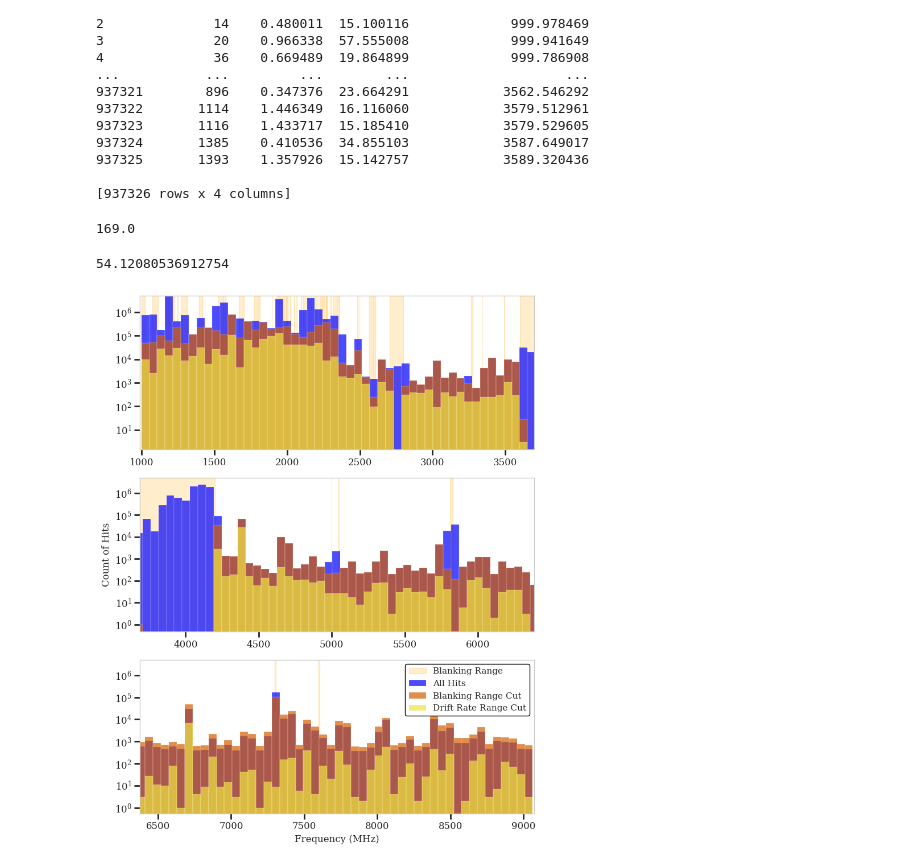
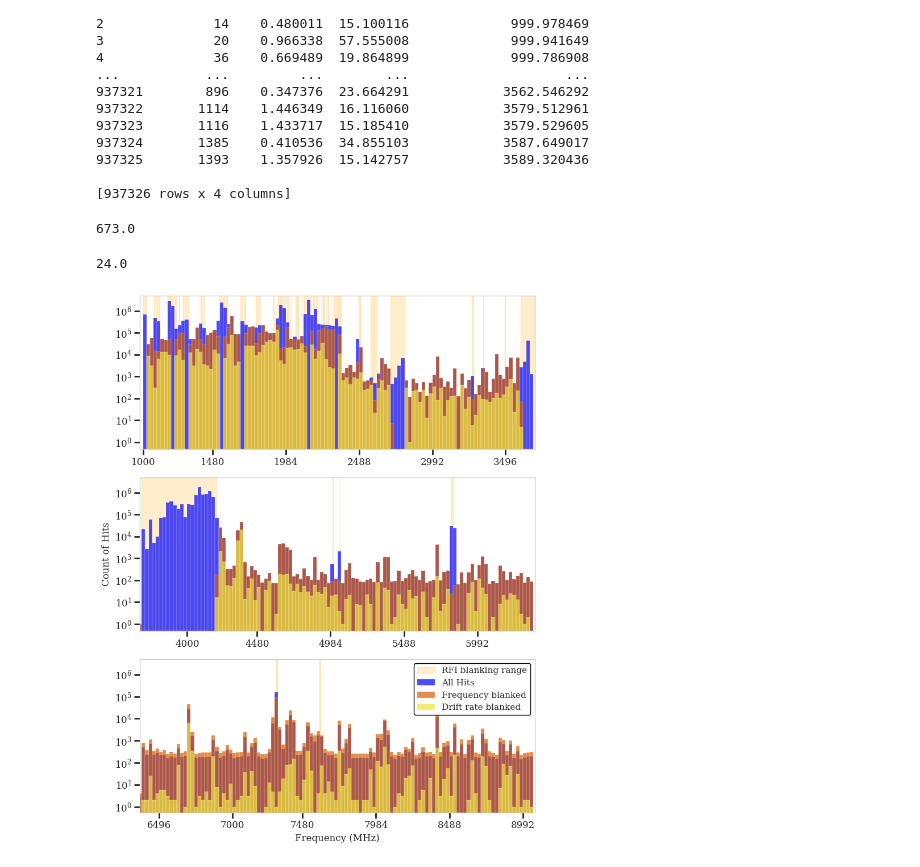
Before and after one commit to valegl04/BL_ATA_Alerts, a Jupyter notebook: ATA/unblanked_base_histo.ipynb, the cells around one changed output. Cells and saved outputs as stored; diff of their text form; code cells hidden in the pictures.

```diff
--- a/ATA/unblanked_base_histo.ipynb
+++ b/ATA/unblanked_base_histo.ipynb
@@ -196,68 +196,87 @@ print(final_results_low)
 
 [937326 rows x 4 columns]
 # %%
-bins = 48
+bins = 12
 MHz = ((9064-1000)/ bins)+1
 print(MHz)
 # %% [output]
-169.0
+673.0
 # %%
-bin = np.linspace(1000, 9064, 150)
+bin = np.linspace(1000, 9064, 337)
 bin_width = bin[1] - bin[0]
 print(bin_width)
+
+tick_step = 500  # MHz
+
+def ticks_500_alineados(bin_edges, xmin, xmax, step=500):
+
+    start = np.ceil(xmin / step) * step
+    ticks = np.arange(start, xmax + 1e-9, step)
+
+    idx = np.searchsorted(bin_edges, ticks, side="right") - 1
+    idx = np.clip(idx, 0, len(bin_edges) - 1)
+    return bin_edges[idx]
 
 fig, (ax1, ax2, ax3) = plt.subplots(nrows=3, ncols=1, figsize=(8, 10))
 
 for i, (start, end) in enumerate(blanking_rangeslow):
-    ax1.axvspan(start, end, color='orange', alpha=0.2, zorder=0, label='Blanking Range' if i == 0 else "")
+    ax1.axvspan(start, end, color='orange', alpha=0.2, zorder=0, label='RFI blanking range' if i == 0 else "")
 
 for i, (start, end) in enumerate(blanking_rangesmid):
-    ax2.axvspan(start, end, color='orange', alpha=0.2, zorder=0, label='Blanking Range' if i == 0 else "")
+    ax2.axvspan(start, end, color='orange', alpha=0.2, zorder=0, label='RFI blanking range' if i == 0 else "")
 
 for i, (start, end) in enumerate(blanking_rangeshigh):
-    ax3.axvspan(start, end, color='orange', alpha=0.2, zorder=0, label='Blanking Range' if i == 0 else "")
+    ax3.axvspan(start, end, color='orange', alpha=0.2, zorder=0, label='RFI blanking range' if i == 0 else "")
 
 
 ax1.hist(unblanked_bliss_results1['Uncorrected_Frequency'],  bins=bin, color='blue', alpha=0.7, label="All Hits", edgecolor='white', linewidth=0.2, log=True)
-ax1.hist(filtered_low['Uncorrected_Frequency'], bins=bin, color='#D55E00', alpha=0.7, label="Blanking Range Cut", edgecolor='white', linewidth=0.2, log=True)
-ax1.hist(final_results_low['Uncorrected_Frequency'], bins=bin, color='#F0E442', alpha=0.7, label="Drift Rate Range Cut", edgecolor='white', linewidth=0.2, log=True)
-ax1.set_xlim(990, 3698)
+ax1.hist(filtered_low['Uncorrected_Frequency'], bins=bin, color='#D55E00', alpha=0.7, label="Frequency blanked", edgecolor='white', linewidth=0.2, log=True)
+ax1.hist(final_results_low['Uncorrected_Frequency'], bins=bin, color='#F0E442', alpha=0.7, label="Drift rate blanked", edgecolor='white', linewidth=0.2, log=True)
+ax1.set_xlim(978, 3698)
 ax1.set_ylim(0, 5000000)
 ax1.grid(False)
 
 ax2.hist(unblanked_bliss_results2['Uncorrected_Frequency'], bins=bin, color='blue', alpha=0.7,label="All Hits", edgecolor='white', linewidth=0.2, log=True)
-ax2.hist(filtered_mid['Uncorrected_Frequency'], bins=bin, color='#D55E00', alpha=0.7,label="Blanking Range Cut", edgecolor='white', linewidth=0.2, log=True)
-ax2.hist(final_results_mid['Uncorrected_Frequency'], bins=bin, color='#F0E442', alpha=0.7,label="Drift Rate Range Cut", edgecolor='white', linewidth=0.2, log=True)
+ax2.hist(filtered_mid['Uncorrected_Frequency'], bins=bin, color='#D55E00', alpha=0.7,label="Frequency blanked", edgecolor='white', linewidth=0.2, log=True)
+ax2.hist(final_results_mid['Uncorrected_Frequency'], bins=bin, color='#F0E442', alpha=0.7,label="Drift rate blanked", edgecolor='white', linewidth=0.2, log=True)
 ax2.set_ylabel('Count of Hits')
-ax2.set_xlim(3688, 6386)
+ax2.set_xlim(3676, 6386)
 ax2.set_ylim(0, 5000000)
 ax2.grid(False)
 
 ax3.hist(unblanked_bliss_results3['Uncorrected_Frequency'], bins=bin, color='blue', alpha=0.7,label="All Hits", edgecolor='white', linewidth=0.2, log=True)
-ax3.hist(filtered_high['Uncorrected_Frequency'],bins=bin, color='#D55E00', alpha=0.7,label="Blanking Range Cut", edgecolor='white', linewidth=0.2, log=True)
-ax3.hist(final_results_high['Uncorrected_Frequency'],bins=bin, color='#F0E442', alpha=0.7, label="Drift Rate Range Cut", edgecolor='white', linewidth=0.2, log=True)
-ax3.set_xlim(6376, 9074)
+ax3.hist(filtered_high['Uncorrected_Frequency'],bins=bin, color='#D55E00', alpha=0.7,label="Frequency blanked", edgecolor='white', linewidth=0.2, log=True)
+ax3.hist(final_results_high['Uncorrected_Frequency'],bins=bin, color='#F0E442', alpha=0.7, label="Drift rate blanked", edgecolor='white', linewidth=0.2, log=True)
+ax3.set_xlim(6364, 9074)
 ax3.set_ylim(0, 5000000)
 ax3.set_xlabel('Frequency (MHz)')
 ax3.grid(False)
+
+ax1_ticks = ticks_500_alineados(bin, *ax1.get_xlim(), step=tick_step)
+ax2_ticks = ticks_500_alineados(bin, *ax2.get_xlim(), step=tick_step)
+ax3_ticks = ticks_500_alineados(bin, *ax3.get_xlim(), step=tick_step)
+
+ax1.set_xticks(ax1_ticks)
+ax2.set_xticks(ax2_ticks)
+ax3.set_xticks(ax3_ticks)
 
 #style
 plt.style.use('seaborn-v0_8-whitegrid')
 plt.rcParams.update({
     "font.family": "serif",
     "font.size": 12,
     "axes.labelsize": 12,
     "axes.titlesize": 12,
     "legend.fontsize": 11,
     "xtick.major.width": 2,
     "ytick.major.width": 2,
     "xtick.major.size": 7,
     "ytick.major.size": 7,
 })
 plt.legend(loc='upper right', frameon=True, framealpha=1, edgecolor='black')
 plt.tight_layout()
 
 plt.show()
 # %% [output]
-54.12080536912754
+24.0
-[figure, old version]
+[figure, new version]
```
